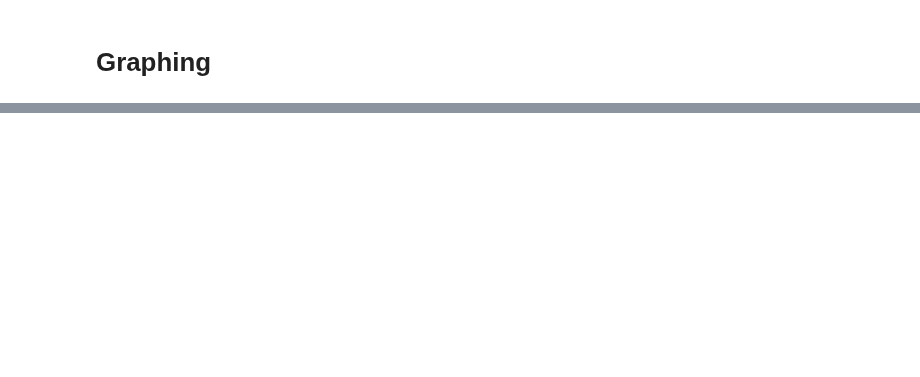
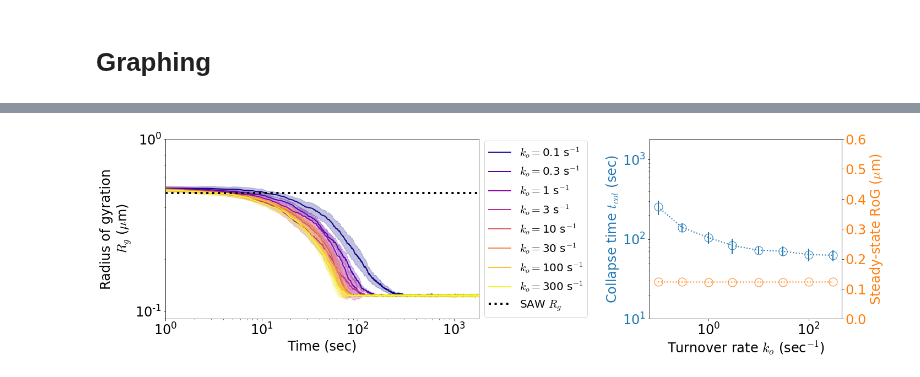
Before and after one commit to palladio11/aLENS_analysis, a Jupyter notebook: notebooks/Cond_char_figs/Fig2.ipynb, the cells around one changed output, grey strips where cells are left out. Cells and saved outputs as stored; diff of their text form; code cells hidden in the pictures; blank space fills up the shorter version.

```diff
--- a/notebooks/Cond_char_figs/Fig2.ipynb
+++ b/notebooks/Cond_char_figs/Fig2.ipynb
@@ -349,0 +345,15 @@ for ax in (ax0, ax2, ax4):
+# %%
+fig = plt.figure(figsize=(22,6), constrained_layout=True)
+gs = GridSpec(1, 6, wspace=.7, hspace=.25 )
+
+ax4 = fig.add_subplot(gs[0,:3])
+graph_rog_collapse_ax(fig, ax4, ko_path / 'analysis/rog_run_data.h5', label_str='$k_o = ${} s$^{{-1}}$')
+ax5 = fig.add_subplot(gs[0,4:])
+graph_time_collapse_ax(fig, ax5, ko_path / 'analysis/rog_run_data.h5')
+_ = ax4.set_xlabel('Time (sec)')
+_ = ax5.set_xlabel('Turnover rate $k_o$ (sec$^{-1}$)')
+
+_ = ax4.set_xscale('log')
+_ = ax4.set_xlim(1, 1800)
+# %% [output]
+[figure, added]
```
Also changed, not shown: parts of 8 cells of this notebook, 6 other files.
